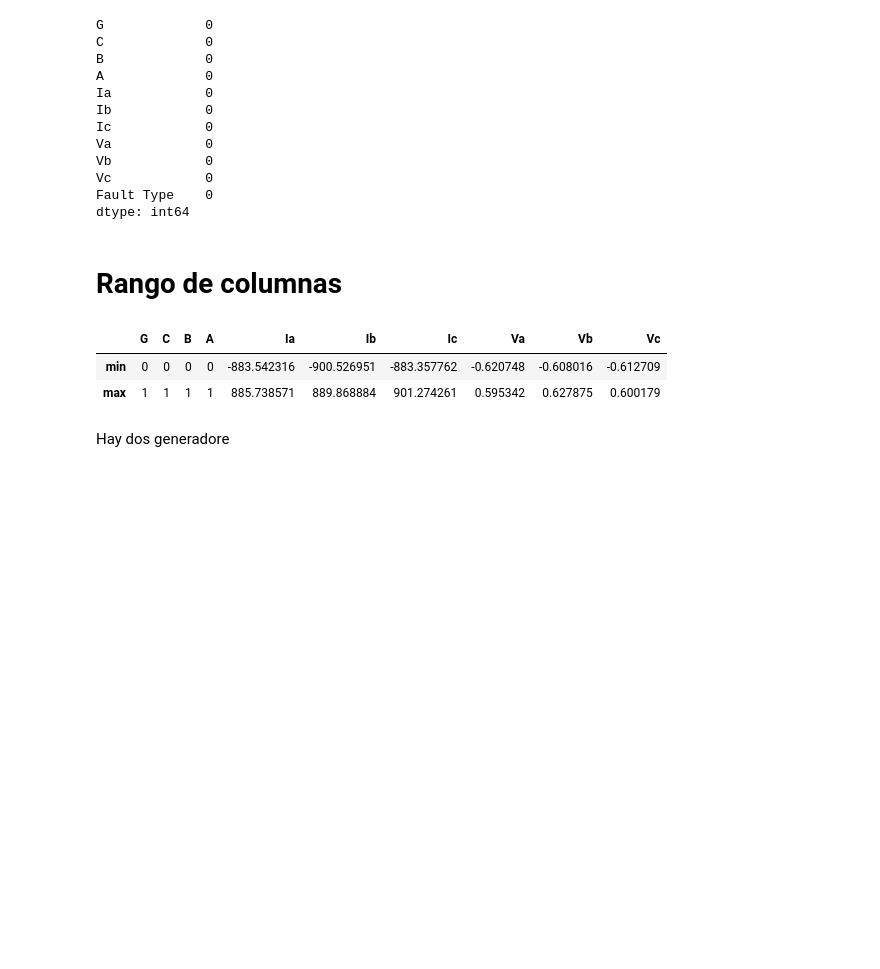
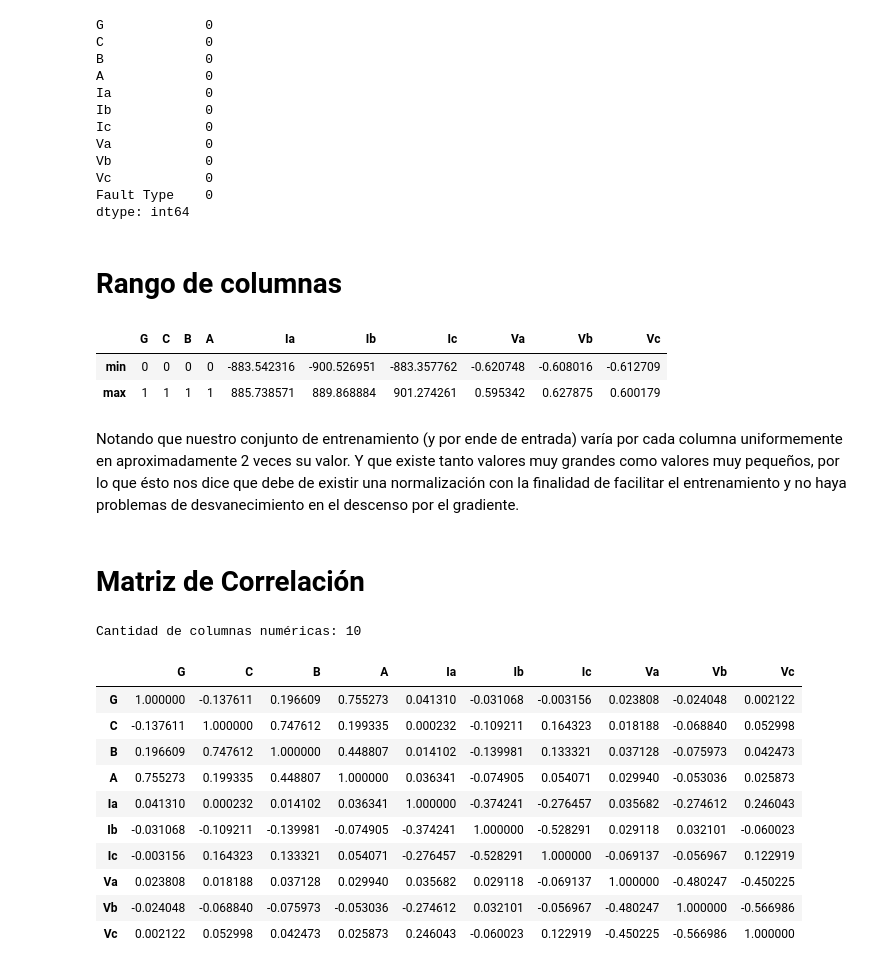
Before and after one commit to julian-rosas/red-neuronal-deteccion-fallas-energia, a Jupyter notebook: RedNeuronal.ipynb, the cells around one changed output. Drawn from its saved outputs; the diff is of its cells as text; code cells hidden in the pictures; blank space fills up the shorter version.

```diff
--- a/RedNeuronal.ipynb
+++ b/RedNeuronal.ipynb
@@ -171,5 +170,35 @@ ranges
 |  | G | C | B | A | Ia | Ib | Ic | Va | Vb | Vc |
 | min | 0 | 0 | 0 | 0 | -883.542316 | -900.526951 | -883.357762 | -0.620748 | -0.608016 | -0.612709 |
 | max | 1 | 1 | 1 | 1 | 885.738571 | 889.868884 | 901.274261 | 0.595342 | 0.627875 | 0.600179 |
-# %% [markdown]
-Hay dos generadore
+# %% [markdown]
+Notando que nuestro conjunto de entrenamiento (y por ende de entrada) varía por cada columna uniformemente en aproximadamente 2 veces su valor. Y que existe tanto valores muy grandes como valores muy pequeños, por lo que ésto nos dice que debe de existir una normalización con la finalidad de facilitar el entrenamiento y no haya problemas de desvanecimiento en el descenso por el gradiente.
+# %% [markdown]
+# Matriz de Correlación
+# %%
+# Obtener columnas categóricas, para saber cuales quitar
+categorical_cols = df.select_dtypes(include=["object"]).columns
+
+# Quedarse con las columnas numéricas solamente, pero no asignar a df
+# La variable numeric_cols la obtuvimos en un paso anterior.
+df_numeric = df[numeric_cols]
+
+# Imprimir la cantidad de columnas numéricas
+print(f"Cantidad de columnas numéricas: {df_numeric.shape[1]}")
+
+# Matriz de correlación usando pandas
+correlation_matrix = df_numeric.corr()
+# Mostrar matriz de correlación
+correlation_matrix
+# %% [output]
+Cantidad de columnas numéricas: 10
+|  | G | C | B | A | Ia | Ib | Ic | Va | Vb | Vc |
+| G | 1.000000 | -0.137611 | 0.196609 | 0.755273 | 0.041310 | -0.031068 | -0.003156 | 0.023808 | -0.024048 | 0.002122 |
+| C | -0.137611 | 1.000000 | 0.747612 | 0.199335 | 0.000232 | -0.109211 | 0.164323 | 0.018188 | -0.068840 | 0.052998 |
+| B | 0.196609 | 0.747612 | 1.000000 | 0.448807 | 0.014102 | -0.139981 | 0.133321 | 0.037128 | -0.075973 | 0.042473 |
+| A | 0.755273 | 0.199335 | 0.448807 | 1.000000 | 0.036341 | -0.074905 | 0.054071 | 0.029940 | -0.053036 | 0.025873 |
+| Ia | 0.041310 | 0.000232 | 0.014102 | 0.036341 | 1.000000 | -0.374241 | -0.276457 | 0.035682 | -0.274612 | 0.246043 |
+| Ib | -0.031068 | -0.109211 | -0.139981 | -0.074905 | -0.374241 | 1.000000 | -0.528291 | 0.029118 | 0.032101 | -0.060023 |
+| Ic | -0.003156 | 0.164323 | 0.133321 | 0.054071 | -0.276457 | -0.528291 | 1.000000 | -0.069137 | -0.056967 | 0.122919 |
+| Va | 0.023808 | 0.018188 | 0.037128 | 0.029940 | 0.035682 | 0.029118 | -0.069137 | 1.000000 | -0.480247 | -0.450225 |
+| Vb | -0.024048 | -0.068840 | -0.075973 | -0.053036 | -0.274612 | 0.032101 | -0.056967 | -0.480247 | 1.000000 | -0.566986 |
+| Vc | 0.002122 | 0.052998 | 0.042473 | 0.025873 | 0.246043 | -0.060023 | 0.122919 | -0.450225 | -0.566986 | 1.000000 |
```
Also changed, not shown: parts of 5 cells of this notebook.
